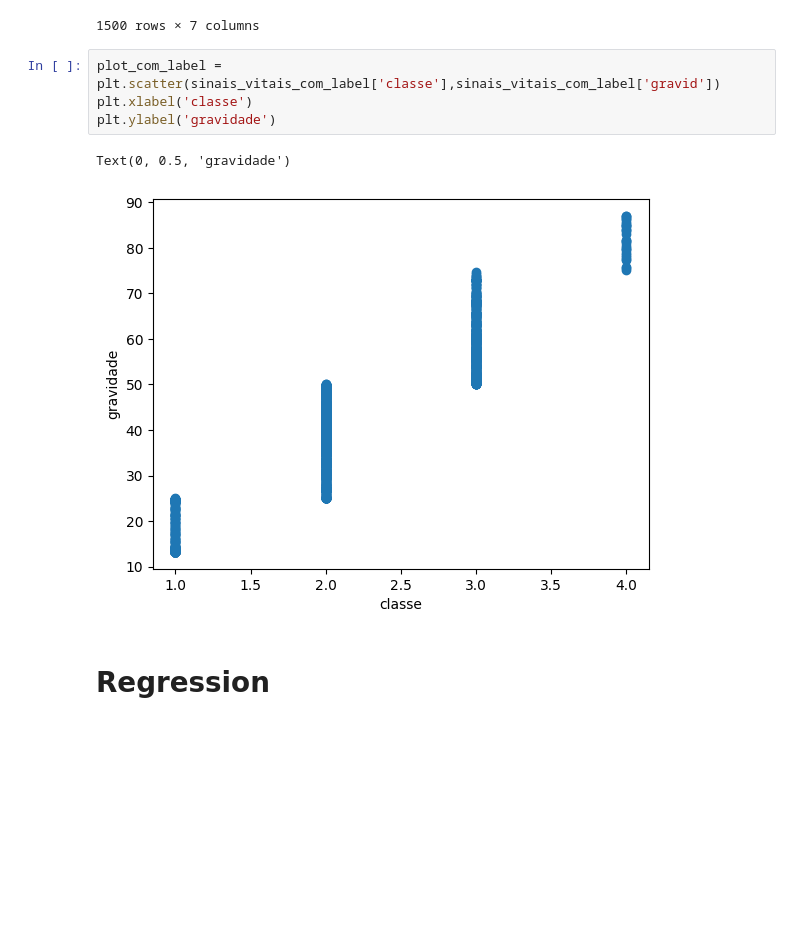
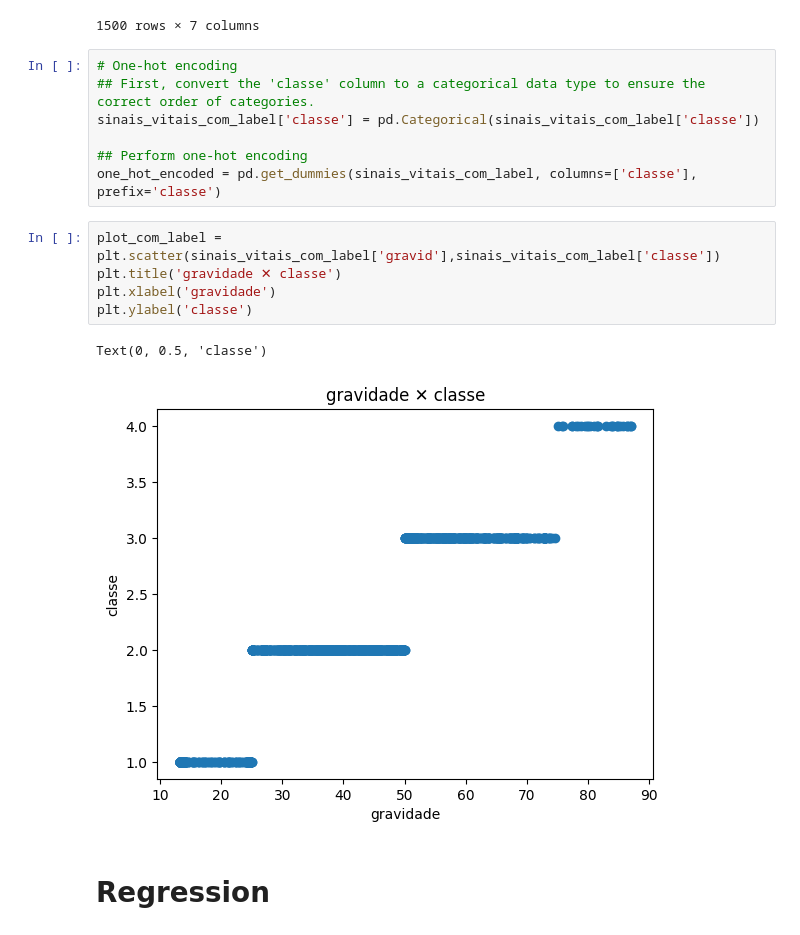
Before and after one commit to taniomi/Sistemas-Inteligentes, a Jupyter notebook: TAREFA_2_0/ANN.ipynb, the cells around one changed output. Saved outputs shown, nothing was run; the diff lists cells and outputs as text; blank space fills up the shorter version.

```diff
--- a/TAREFA_2_0/ANN.ipynb
+++ b/TAREFA_2_0/ANN.ipynb
@@ -87,13 +79,21 @@ sinais_vitais_com_label
 | 1499 | 12.640997 | 5.852639 | 1.707746 | 184.267283 | 14.256125 | 61.062546 | 3 |
 | 1500 | 18.869140 | 5.406733 | 4.745181 | 196.803149 | 11.875068 | 39.110506 | 2 |
 1500 rows × 7 columns
+# %%
+# One-hot encoding
+## First, convert the 'classe' column to a categorical data type to ensure the correct order of categories.
+sinais_vitais_com_label['classe'] = pd.Categorical(sinais_vitais_com_label['classe'])
+
+## Perform one-hot encoding
+one_hot_encoded = pd.get_dummies(sinais_vitais_com_label, columns=['classe'], prefix='classe')
 # %%
-plot_com_label = plt.scatter(sinais_vitais_com_label['classe'],sinais_vitais_com_label['gravid'])
-plt.xlabel('classe')
-plt.ylabel('gravidade')
+plot_com_label = plt.scatter(sinais_vitais_com_label['gravid'],sinais_vitais_com_label['classe'])
+plt.title('gravidade ✕ classe')
+plt.xlabel('gravidade')
+plt.ylabel('classe')
 # %% [output]
-Text(0, 0.5, 'gravidade')
+Text(0, 0.5, 'classe')
-[figure, old version]
+[figure, new version]
 # %% [markdown]
 # Regression
 # %% [markdown]
```
Also changed, not shown: parts of 41 cells of this notebook, 3 other files.
